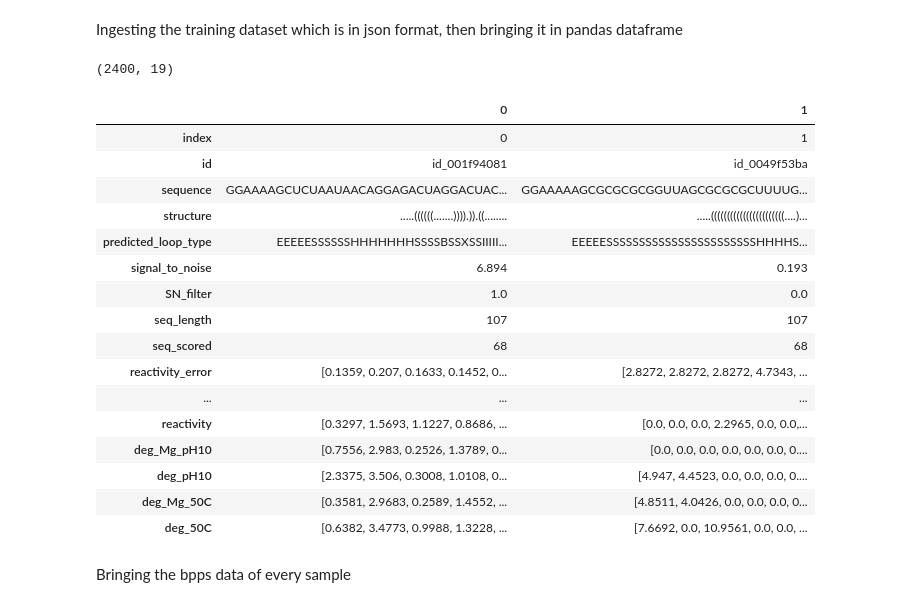
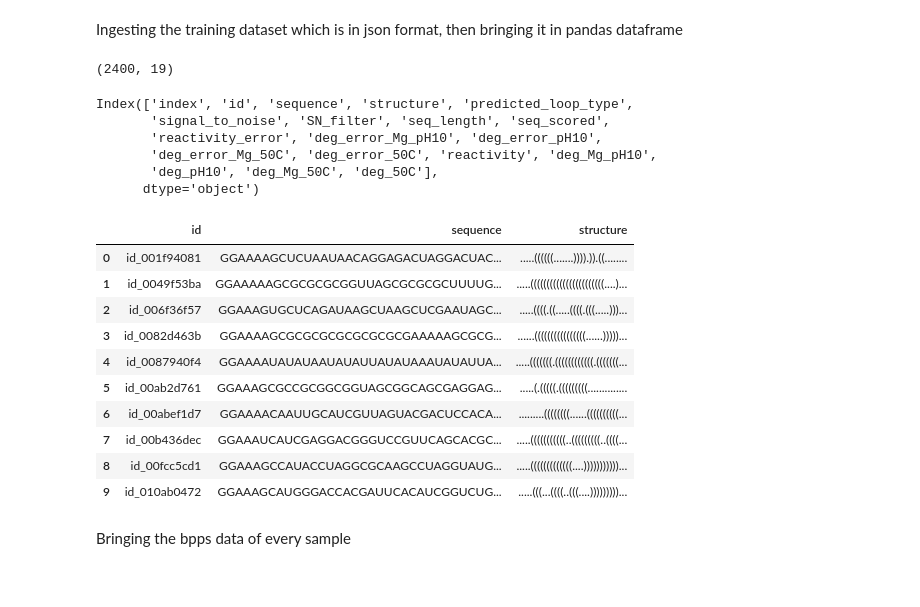
Before and after one commit to sumaniitm/kaggle-mRNA-feature-engineering, a Jupyter notebook: notebook-covid19-mrna.ipynb, the cells around one changed output. Cells and saved outputs as stored; diff of their text form; code cells hidden in the pictures.

```diff
--- a/notebook-covid19-mrna.ipynb
+++ b/notebook-covid19-mrna.ipynb
@@ -88,26 +35,32 @@ pd.set_option('display.max_colwidth', None)
 json_data = [json.loads(line) for line in open('/kaggle/input/stanford-covid-vaccine/train.json', 'r')]
 train_df = pd.DataFrame(json_data)
 print(train_df.shape)
-train_df.head(2).T
+#train_df.head(2).T
 # %% [output]
 (2400, 19)
-|  | 0 | 1 |
-| index | 0 | 1 |
-| id | id_001f94081 | id_0049f53ba |
-| sequence | GGAAAAGCUCUAAUAACAGGAGACUAGGACUAC... | GGAAAAAGCGCGCGCGGUUAGCGCGCGCUUUUG... |
-| structure | .....((((((.......)))).)).((........ | .....(((((((((((((((((((((((....)... |
-| predicted_loop_type | EEEEESSSSSSHHHHHHHSSSSBSSXSSIIIII... | EEEEESSSSSSSSSSSSSSSSSSSSSSSHHHHS... |
-| signal_to_noise | 6.894 | 0.193 |
-| SN_filter | 1.0 | 0.0 |
-| seq_length | 107 | 107 |
-| seq_scored | 68 | 68 |
-| reactivity_error | [0.1359, 0.207, 0.1633, 0.1452, 0... | [2.8272, 2.8272, 2.8272, 4.7343, ... |
-| ... | ... | ... |
-| reactivity | [0.3297, 1.5693, 1.1227, 0.8686, ... | [0.0, 0.0, 0.0, 2.2965, 0.0, 0.0,... |
-| deg_Mg_pH10 | [0.7556, 2.983, 0.2526, 1.3789, 0... | [0.0, 0.0, 0.0, 0.0, 0.0, 0.0, 0.... |
-| deg_pH10 | [2.3375, 3.506, 0.3008, 1.0108, 0... | [4.947, 4.4523, 0.0, 0.0, 0.0, 0.... |
-| deg_Mg_50C | [0.3581, 2.9683, 0.2589, 1.4552, ... | [4.8511, 4.0426, 0.0, 0.0, 0.0, 0... |
-| deg_50C | [0.6382, 3.4773, 0.9988, 1.3228, ... | [7.6692, 0.0, 10.9561, 0.0, 0.0, ... |
+# %%
+train_df.columns
+# %% [output]
+Index(['index', 'id', 'sequence', 'structure', 'predicted_loop_type',
+       'signal_to_noise', 'SN_filter', 'seq_length', 'seq_scored',
+       'reactivity_error', 'deg_error_Mg_pH10', 'deg_error_pH10',
+       'deg_error_Mg_50C', 'deg_error_50C', 'reactivity', 'deg_Mg_pH10',
+       'deg_pH10', 'deg_Mg_50C', 'deg_50C'],
+      dtype='object')
+# %%
+train_df[['id','sequence','structure']].head(10)
+# %% [output]
+|  | id | sequence | structure |
+| 0 | id_001f94081 | GGAAAAGCUCUAAUAACAGGAGACUAGGACUAC... | .....((((((.......)))).)).((........ |
+| 1 | id_0049f53ba | GGAAAAAGCGCGCGCGGUUAGCGCGCGCUUUUG... | .....(((((((((((((((((((((((....)... |
+| 2 | id_006f36f57 | GGAAAGUGCUCAGAUAAGCUAAGCUCGAAUAGC... | .....((((.((.....((((.(((.....)))... |
+| 3 | id_0082d463b | GGAAAAGCGCGCGCGCGCGCGCGAAAAAGCGCG... | ......((((((((((((((((......)))))... |
+| 4 | id_0087940f4 | GGAAAAUAUAUAAUAUAUUAUAUAAAUAUAUUA... | .....(((((((.((((((((((((.(((((((... |
+| 5 | id_00ab2d761 | GGAAAGCGCCGCGGCGGUAGCGGCAGCGAGGAG... | .....(.(((((.(((((((((.............. |
+| 6 | id_00abef1d7 | GGAAAACAAUUGCAUCGUUAGUACGACUCCACA... | .........((((((((......((((((((((... |
+| 7 | id_00b436dec | GGAAAUCAUCGAGGACGGGUCCGUUCAGCACGC... | .....(((((((((((..(((((((((..((((... |
+| 8 | id_00fcc5cd1 | GGAAAGCCAUACCUAGGCGCAAGCCUAGGUAUG... | .....(((((((((((((....)))))))))))... |
+| 9 | id_010ab0472 | GGAAAGCAUGGGACCACGAUUCACAUCGGUCUG... | .....(((...((((..(((....)))))))))... |
 # %% [markdown]
 Bringing the bpps data of every sample
 # %% [markdown]
```
Also changed, not shown: parts of 22 cells of this notebook.
